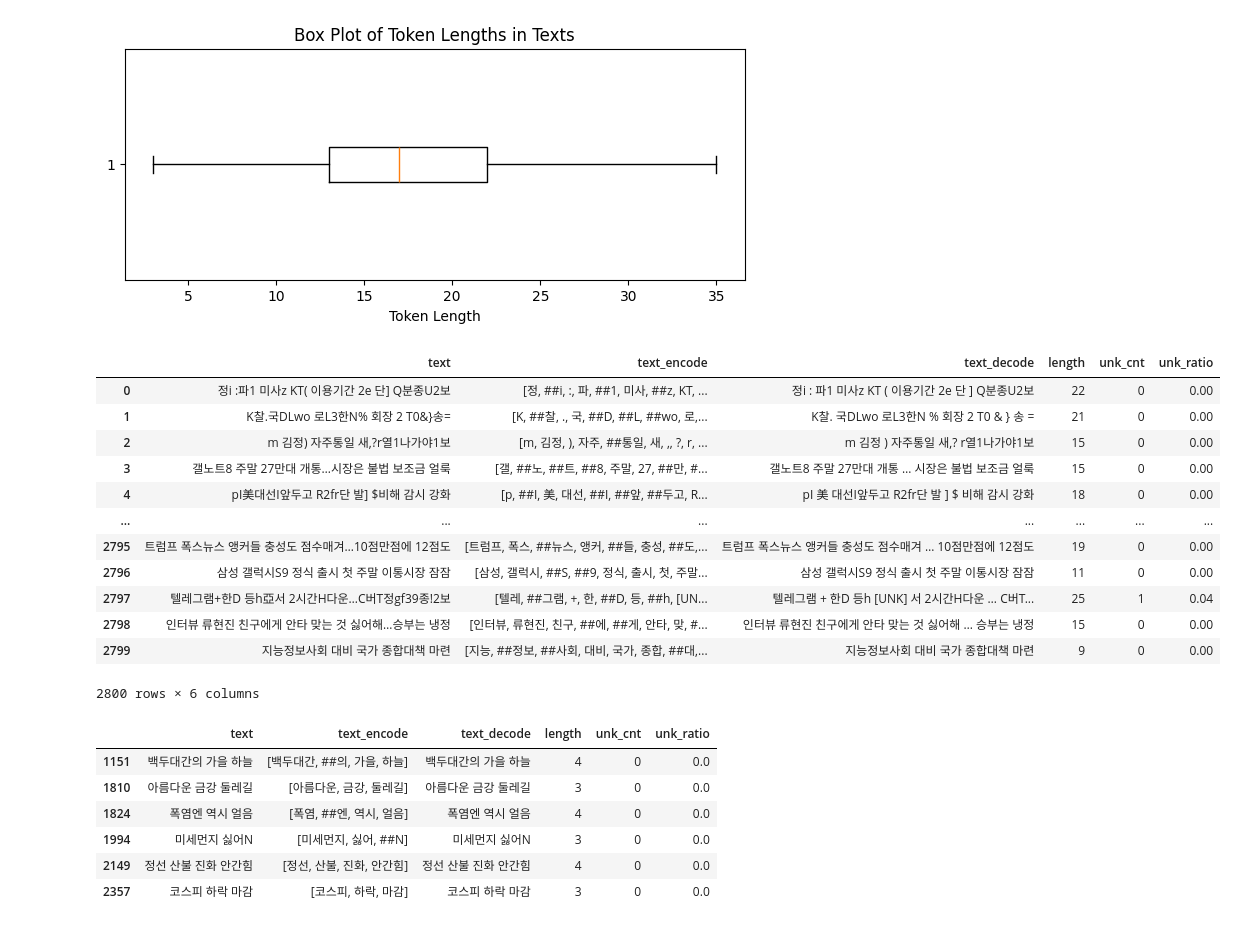
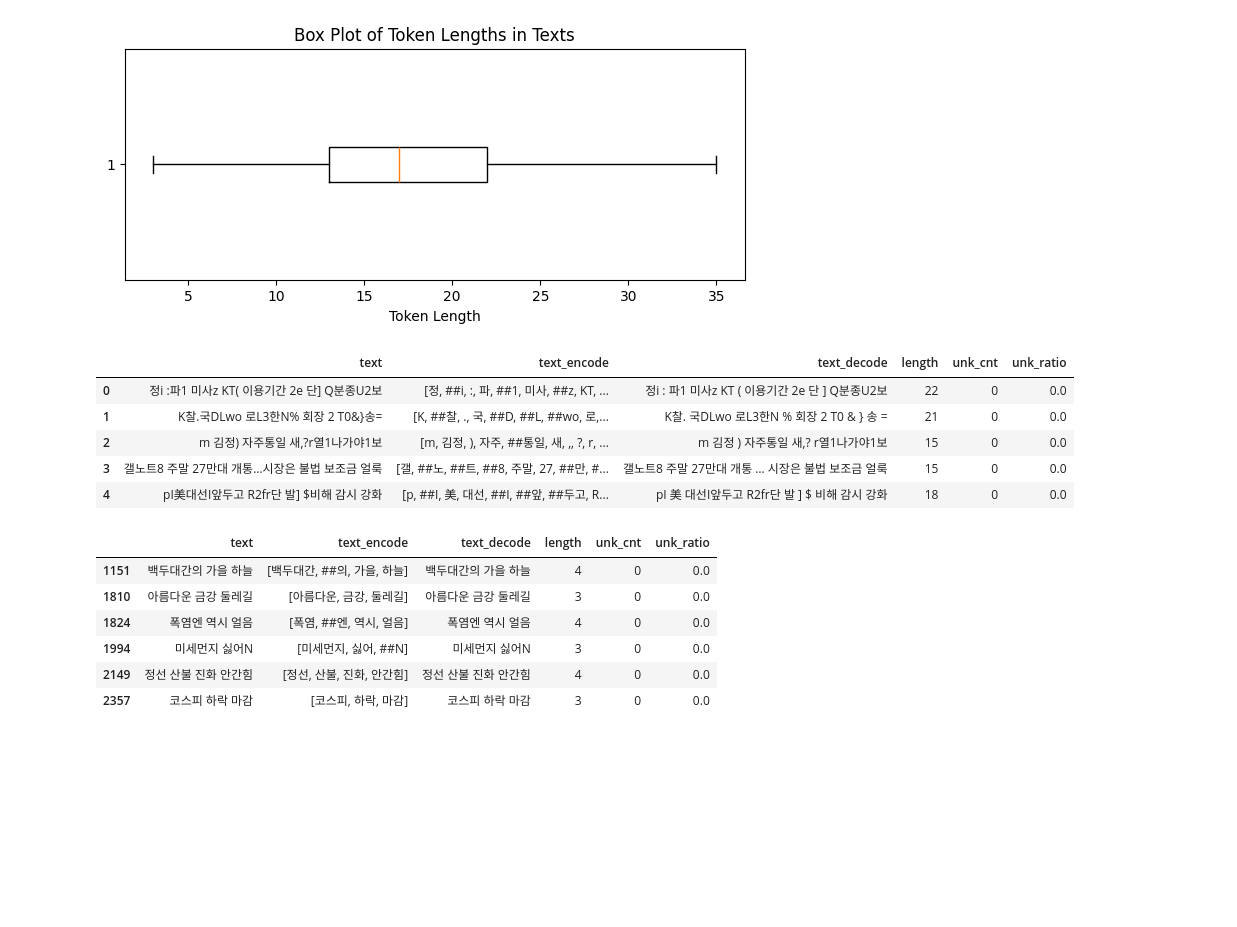
Before and after one commit to boostcampaitech7/level2-nlp-datacentric-nlp-06, a Jupyter notebook: minji/minji_eda.ipynb, the cells around one changed output. Saved outputs shown, nothing was run; the diff lists cells and outputs as text; code cells hidden in the pictures; blank space fills up the shorter version.

```diff
--- a/minji/minji_eda.ipynb
+++ b/minji/minji_eda.ipynb
@@ -121,25 +83,18 @@ plt.show()
 # %%
 tokenized_text = pd.DataFrame({'text': texts,
                                'text_encode': texts_tokenized,
                                'text_decode': texts_decoded,
                                'length': texts_len,
                                'unk_cnt': unk_counts,
                                'unk_ratio': unk_ratios})
-tokenized_text
+tokenized_text.head()
 # %% [output]
 |  | text | text_encode | text_decode | length | unk_cnt | unk_ratio |
-| 0 | 정i :파1 미사z KT( 이용기간 2e 단] Q분종U2보 | [정, ##i, :, 파, ##1, 미사, ##z, KT, ... | 정i : 파1 미사z KT ( 이용기간 2e 단 ] Q분종U2보 | 22 | 0 | 0.00 |
-| 1 | K찰.국DLwo 로L3한N% 회장 2 T0&}송= | [K, ##찰, ., 국, ##D, ##L, ##wo, 로,... | K찰. 국DLwo 로L3한N % 회장 2 T0 & } 송 = | 21 | 0 | 0.00 |
-| 2 | m 김정) 자주통일 새,?r열1나가야1보 | [m, 김정, ), 자주, ##통일, 새, ,, ?, r, ... | m 김정 ) 자주통일 새,? r열1나가야1보 | 15 | 0 | 0.00 |
-| 3 | 갤노트8 주말 27만대 개통…시장은 불법 보조금 얼룩 | [갤, ##노, ##트, ##8, 주말, 27, ##만, #... | 갤노트8 주말 27만대 개통 … 시장은 불법 보조금 얼룩 | 15 | 0 | 0.00 |
-| 4 | pI美대선I앞두고 R2fr단 발] $비해 감시 강화 | [p, ##I, 美, 대선, ##I, ##앞, ##두고, R... | pI 美 대선I앞두고 R2fr단 발 ] $ 비해 감시 강화 | 18 | 0 | 0.00 |
-| ... | ... | ... | ... | ... | ... | ... |
-| 2795 | 트럼프 폭스뉴스 앵커들 충성도 점수매겨…10점만점에 12점도 | [트럼프, 폭스, ##뉴스, 앵커, ##들, 충성, ##도,... | 트럼프 폭스뉴스 앵커들 충성도 점수매겨 … 10점만점에 12점도 | 19 | 0 | 0.00 |
-| 2796 | 삼성 갤럭시S9 정식 출시 첫 주말 이통시장 잠잠 | [삼성, 갤럭시, ##S, ##9, 정식, 출시, 첫, 주말... | 삼성 갤럭시S9 정식 출시 첫 주말 이통시장 잠잠 | 11 | 0 | 0.00 |
-| 2797 | 텔레그램+한D 등h亞서 2시간H다운…C버T정gf39종!2보 | [텔레, ##그램, +, 한, ##D, 등, ##h, [UN... | 텔레그램 + 한D 등h [UNK] 서 2시간H다운 … C버T... | 25 | 1 | 0.04 |
-| 2798 | 인터뷰 류현진 친구에게 안타 맞는 것 싫어해…승부는 냉정 | [인터뷰, 류현진, 친구, ##에, ##게, 안타, 맞, #... | 인터뷰 류현진 친구에게 안타 맞는 것 싫어해 … 승부는 냉정 | 15 | 0 | 0.00 |
-| 2799 | 지능정보사회 대비 국가 종합대책 마련 | [지능, ##정보, ##사회, 대비, 국가, 종합, ##대,... | 지능정보사회 대비 국가 종합대책 마련 | 9 | 0 | 0.00 |
+| 0 | 정i :파1 미사z KT( 이용기간 2e 단] Q분종U2보 | [정, ##i, :, 파, ##1, 미사, ##z, KT, ... | 정i : 파1 미사z KT ( 이용기간 2e 단 ] Q분종U2보 | 22 | 0 | 0.0 |
+| 1 | K찰.국DLwo 로L3한N% 회장 2 T0&}송= | [K, ##찰, ., 국, ##D, ##L, ##wo, 로,... | K찰. 국DLwo 로L3한N % 회장 2 T0 & } 송 = | 21 | 0 | 0.0 |
+| 2 | m 김정) 자주통일 새,?r열1나가야1보 | [m, 김정, ), 자주, ##통일, 새, ,, ?, r, ... | m 김정 ) 자주통일 새,? r열1나가야1보 | 15 | 0 | 0.0 |
+| 3 | 갤노트8 주말 27만대 개통…시장은 불법 보조금 얼룩 | [갤, ##노, ##트, ##8, 주말, 27, ##만, #... | 갤노트8 주말 27만대 개통 … 시장은 불법 보조금 얼룩 | 15 | 0 | 0.0 |
+| 4 | pI美대선I앞두고 R2fr단 발] $비해 감시 강화 | [p, ##I, 美, 대선, ##I, ##앞, ##두고, R... | pI 美 대선I앞두고 R2fr단 발 ] $ 비해 감시 강화 | 18 | 0 | 0.0 |
-2800 rows × 6 columns
 # %%
 tokenized_text[tokenized_text.length < 5]
 # %% [output]
```
Also changed, not shown: parts of 26 cells of this notebook, 1 other file.
